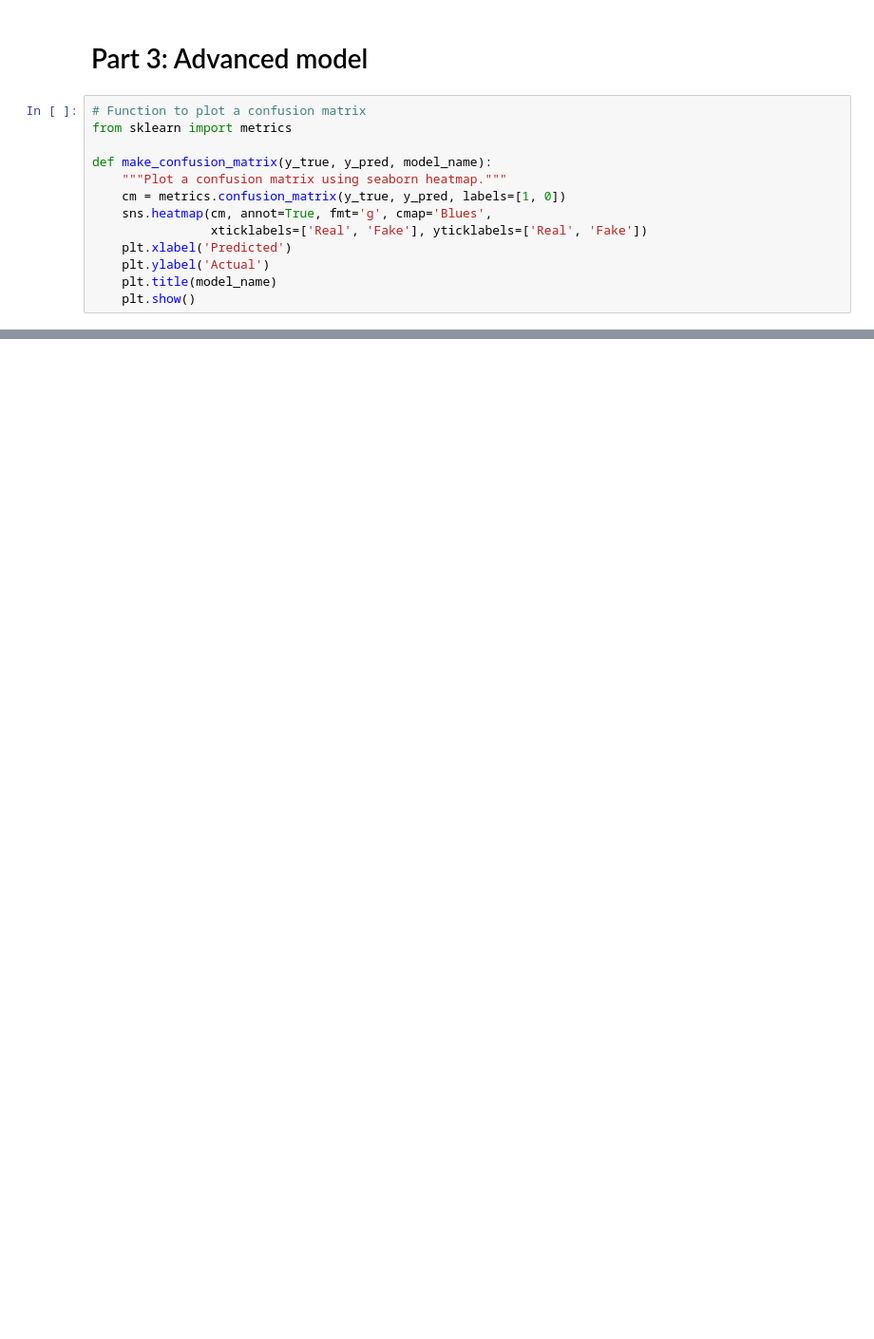
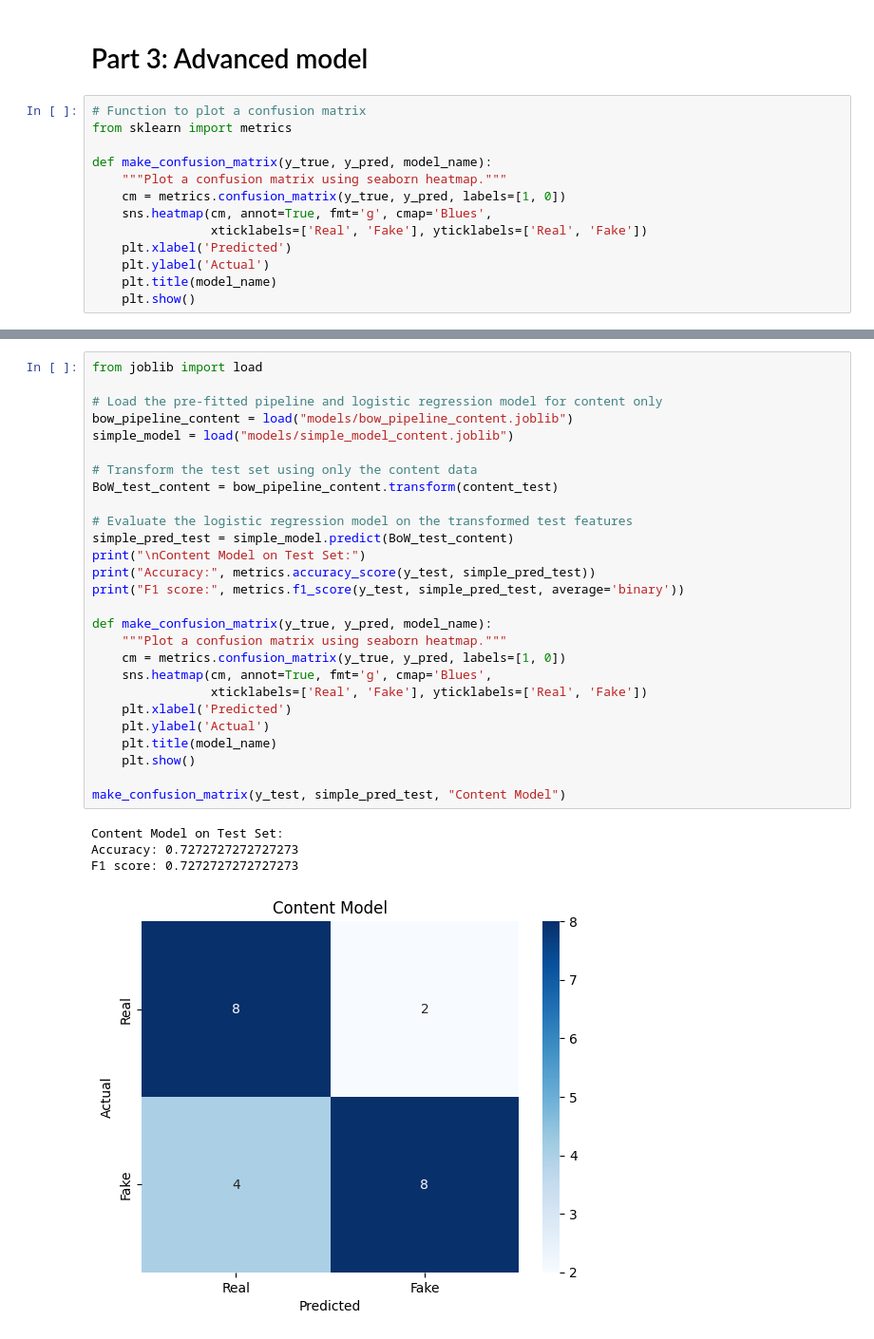
Before and after one commit to Feros47/GDS-Exam, a Jupyter notebook: fake-news.ipynb, the cells around one changed output, grey strips where cells are left out. Shown: that part at 95% size. Saved outputs shown, nothing was run; the diff lists cells and outputs as text; blank space fills up the shorter version.

```diff
--- a/fake-news.ipynb
+++ b/fake-news.ipynb
@@ -586,3 +573,35 @@ ValueError: X has 10000 features, but LogisticRegression is expecting 5000 featu
+# %%
+from joblib import load
+
+# Load the pre-fitted pipeline and logistic regression model for content only
+bow_pipeline_content = load("models/bow_pipeline_content.joblib")
+simple_model = load("models/simple_model_content.joblib")
+
+# Transform the test set using only the content data
+BoW_test_content = bow_pipeline_content.transform(content_test)
+
+# Evaluate the logistic regression model on the transformed test features
+simple_pred_test = simple_model.predict(BoW_test_content)
+print("\nContent Model on Test Set:")
+print("Accuracy:", metrics.accuracy_score(y_test, simple_pred_test))
+print("F1 score:", metrics.f1_score(y_test, simple_pred_test, average='binary'))
+
+def make_confusion_matrix(y_true, y_pred, model_name):
+    """Plot a confusion matrix using seaborn heatmap."""
+    cm = metrics.confusion_matrix(y_true, y_pred, labels=[1, 0])
+    sns.heatmap(cm, annot=True, fmt='g', cmap='Blues',
+                xticklabels=['Real', 'Fake'], yticklabels=['Real', 'Fake'])
+    plt.xlabel('Predicted')
+    plt.ylabel('Actual')
+    plt.title(model_name)
+    plt.show()
+
+make_confusion_matrix(y_test, simple_pred_test, "Content Model")
+# %% [output]
+Content Model on Test Set:
+Accuracy: 0.7272727272727273
+F1 score: 0.7272727272727273
+[figure, added]
 # %%
 # Load LIAR dataset splits and concatenate them
 liar_train = pd.read_csv('Datasets/train.tsv', sep='\t', header=None)
```
Also changed, not shown: parts of 17 cells of this notebook, 16 other files.
